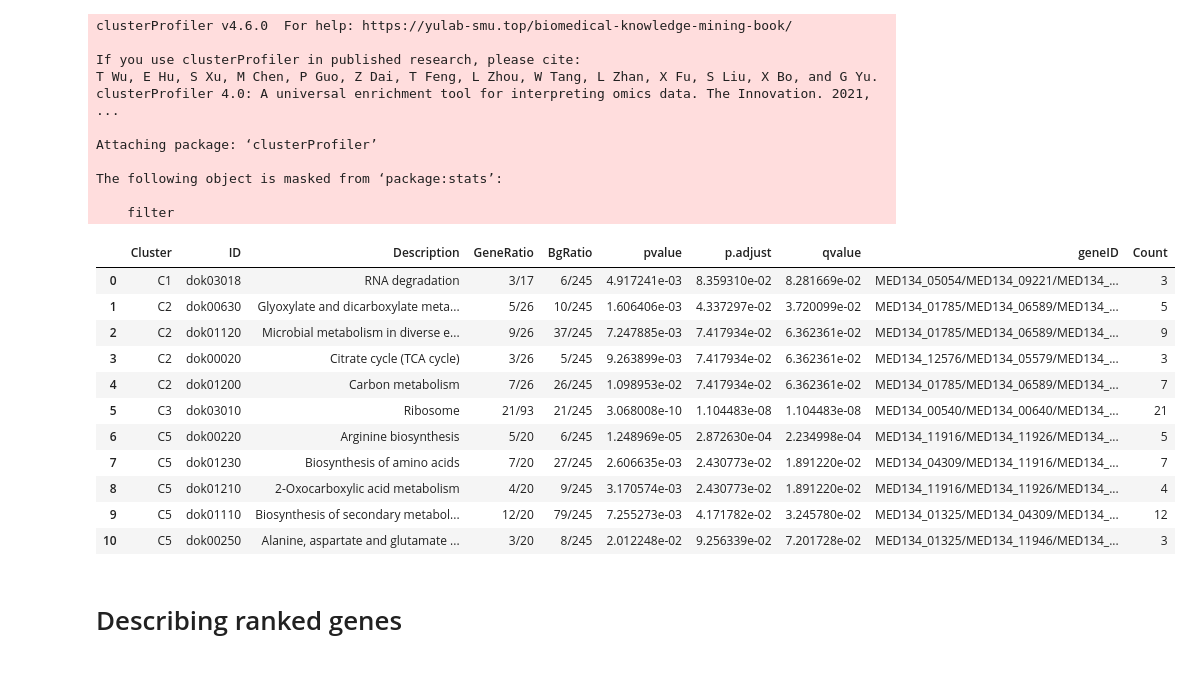
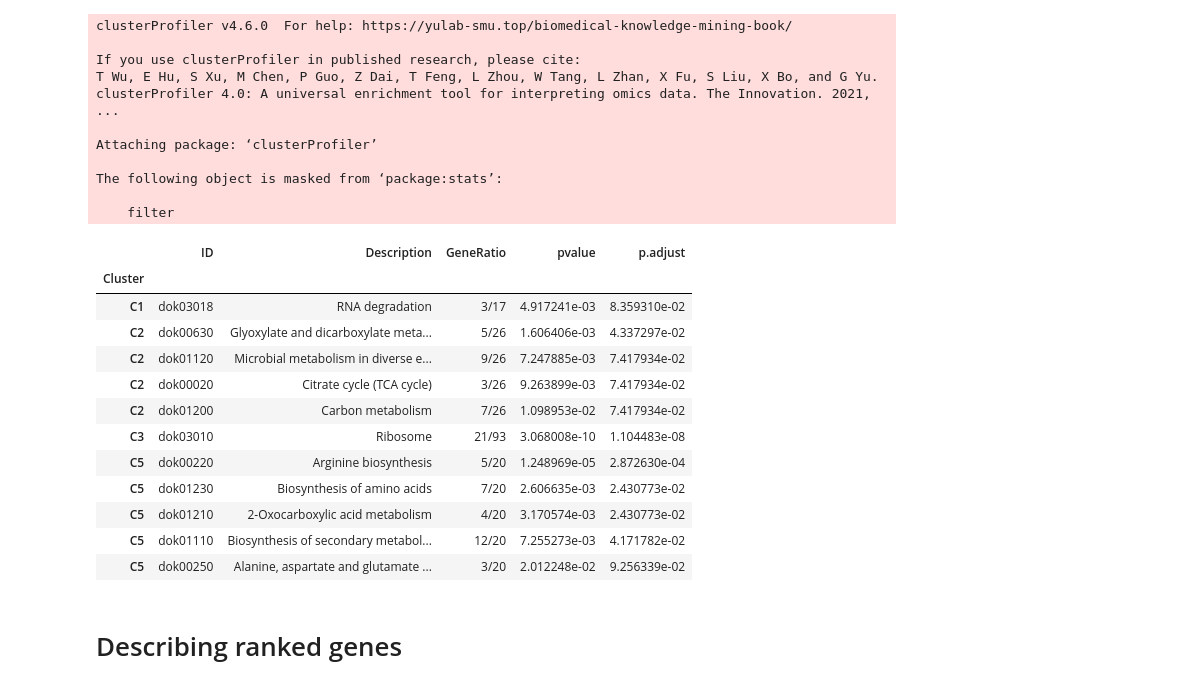
Before and after one commit to Robaina/Dokdonia, a Jupyter notebook: dokdonia.ipynb, the cells around one changed output. Drawn from its saved outputs; the diff is of its cells as text; code cells hidden in the pictures.

```diff
--- a/dokdonia.ipynb
+++ b/dokdonia.ipynb
@@ -302,25 +325,30 @@ The following object is masked from ‘package:stats’:
 
     filter
 # %%
+import pandas as pd
+res_id = 'CLUSTER_ONLY_TEMP_DE_GENES_TRANSCRIPT_CELL'
 # Using R's library ClusterProfiler
 df = pd.read_csv(f"results/enrichment_results/results_{res_id}.csv")
 df.Cluster = df.Cluster.apply(lambda c: "C" + str(int(c[1]) - 1))
 df = df.sort_values(["Cluster", "p.adjust"])
 # df[(df.Cluster == "C4") & (df["p.adjust"] <= 0.1)]
-df
+res_df = df[["Cluster", "ID", "Description", "GeneRatio", "pvalue", "p.adjust"]].set_index("Cluster")
+res_df.to_csv("cluster_pathways.csv")
+res_df
 # %% [output]
-|  | Cluster | ID | Description | GeneRatio | BgRatio | pvalue | p.adjust | qvalue | geneID | Count |
-| 0 | C1 | dok03018 | RNA degradation | 3/17 | 6/245 | 4.917241e-03 | 8.359310e-02 | 8.281669e-02 | MED134_05054/MED134_09221/MED134_... | 3 |
-| 1 | C2 | dok00630 | Glyoxylate and dicarboxylate meta... | 5/26 | 10/245 | 1.606406e-03 | 4.337297e-02 | 3.720099e-02 | MED134_01785/MED134_06589/MED134_... | 5 |
-| 2 | C2 | dok01120 | Microbial metabolism in diverse e... | 9/26 | 37/245 | 7.247885e-03 | 7.417934e-02 | 6.362361e-02 | MED134_01785/MED134_06589/MED134_... | 9 |
-| 3 | C2 | dok00020 | Citrate cycle (TCA cycle) | 3/26 | 5/245 | 9.263899e-03 | 7.417934e-02 | 6.362361e-02 | MED134_12576/MED134_05579/MED134_... | 3 |
-| 4 | C2 | dok01200 | Carbon metabolism | 7/26 | 26/245 | 1.098953e-02 | 7.417934e-02 | 6.362361e-02 | MED134_01785/MED134_06589/MED134_... | 7 |
-| 5 | C3 | dok03010 | Ribosome | 21/93 | 21/245 | 3.068008e-10 | 1.104483e-08 | 1.104483e-08 | MED134_00540/MED134_00640/MED134_... | 21 |
-| 6 | C5 | dok00220 | Arginine biosynthesis | 5/20 | 6/245 | 1.248969e-05 | 2.872630e-04 | 2.234998e-04 | MED134_11916/MED134_11926/MED134_... | 5 |
-| 7 | C5 | dok01230 | Biosynthesis of amino acids | 7/20 | 27/245 | 2.606635e-03 | 2.430773e-02 | 1.891220e-02 | MED134_04309/MED134_11916/MED134_... | 7 |
-| 8 | C5 | dok01210 | 2-Oxocarboxylic acid metabolism | 4/20 | 9/245 | 3.170574e-03 | 2.430773e-02 | 1.891220e-02 | MED134_11916/MED134_11926/MED134_... | 4 |
-| 9 | C5 | dok01110 | Biosynthesis of secondary metabol... | 12/20 | 79/245 | 7.255273e-03 | 4.171782e-02 | 3.245780e-02 | MED134_01325/MED134_04309/MED134_... | 12 |
-| 10 | C5 | dok00250 | Alanine, aspartate and glutamate ... | 3/20 | 8/245 | 2.012248e-02 | 9.256339e-02 | 7.201728e-02 | MED134_01325/MED134_11946/MED134_... | 3 |
+|  | ID | Description | GeneRatio | pvalue | p.adjust |
+| Cluster |  |  |  |  |  |
+| C1 | dok03018 | RNA degradation | 3/17 | 4.917241e-03 | 8.359310e-02 |
+| C2 | dok00630 | Glyoxylate and dicarboxylate meta... | 5/26 | 1.606406e-03 | 4.337297e-02 |
+| C2 | dok01120 | Microbial metabolism in diverse e... | 9/26 | 7.247885e-03 | 7.417934e-02 |
+| C2 | dok00020 | Citrate cycle (TCA cycle) | 3/26 | 9.263899e-03 | 7.417934e-02 |
+| C2 | dok01200 | Carbon metabolism | 7/26 | 1.098953e-02 | 7.417934e-02 |
+| C3 | dok03010 | Ribosome | 21/93 | 3.068008e-10 | 1.104483e-08 |
+| C5 | dok00220 | Arginine biosynthesis | 5/20 | 1.248969e-05 | 2.872630e-04 |
+| C5 | dok01230 | Biosynthesis of amino acids | 7/20 | 2.606635e-03 | 2.430773e-02 |
+| C5 | dok01210 | 2-Oxocarboxylic acid metabolism | 4/20 | 3.170574e-03 | 2.430773e-02 |
+| C5 | dok01110 | Biosynthesis of secondary metabol... | 12/20 | 7.255273e-03 | 4.171782e-02 |
+| C5 | dok00250 | Alanine, aspartate and glutamate ... | 3/20 | 2.012248e-02 | 9.256339e-02 |
 # %% [markdown]
 # Describing ranked genes
 # %%
```
Also changed, not shown: parts of 10 cells of this notebook, 6 other files.
